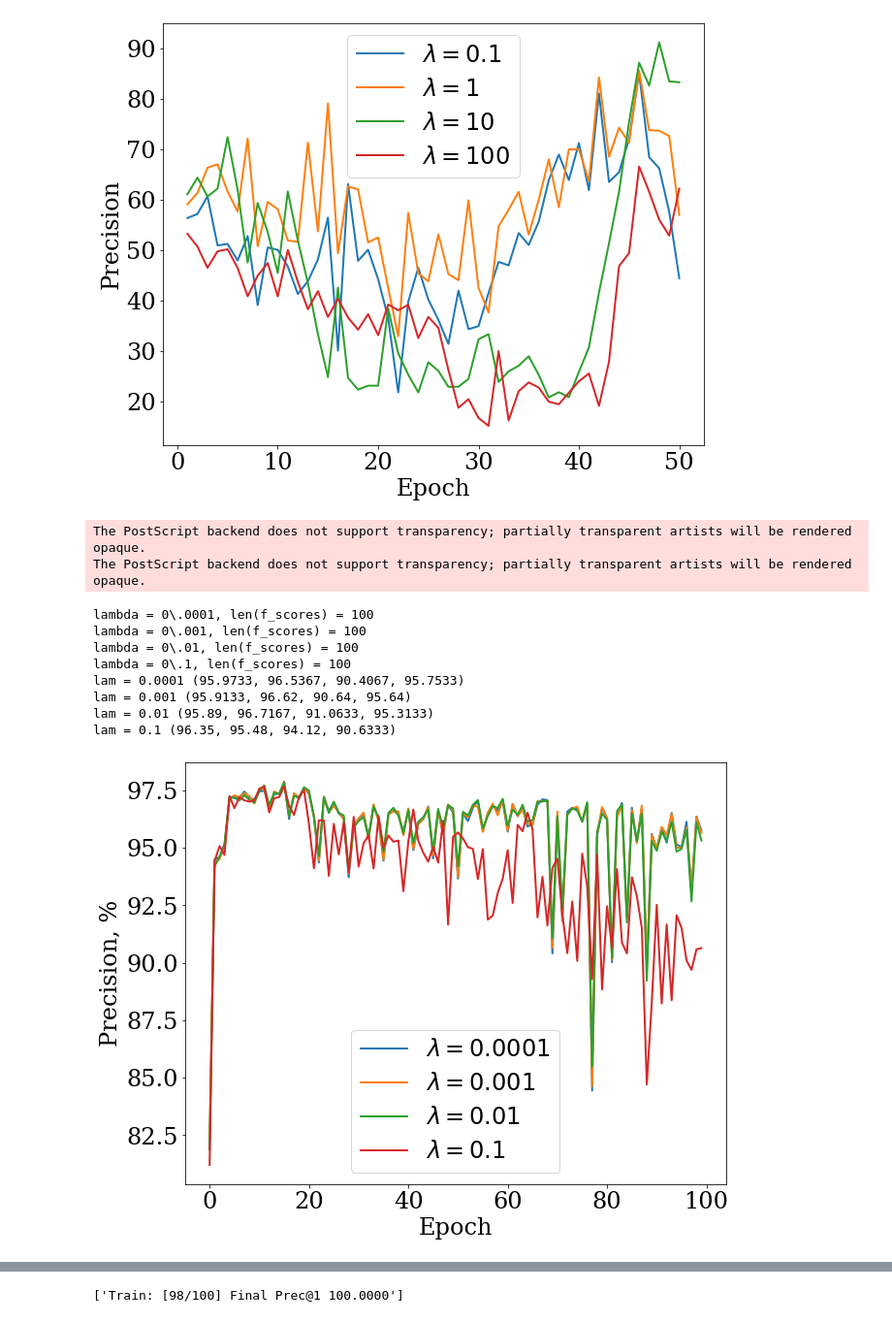
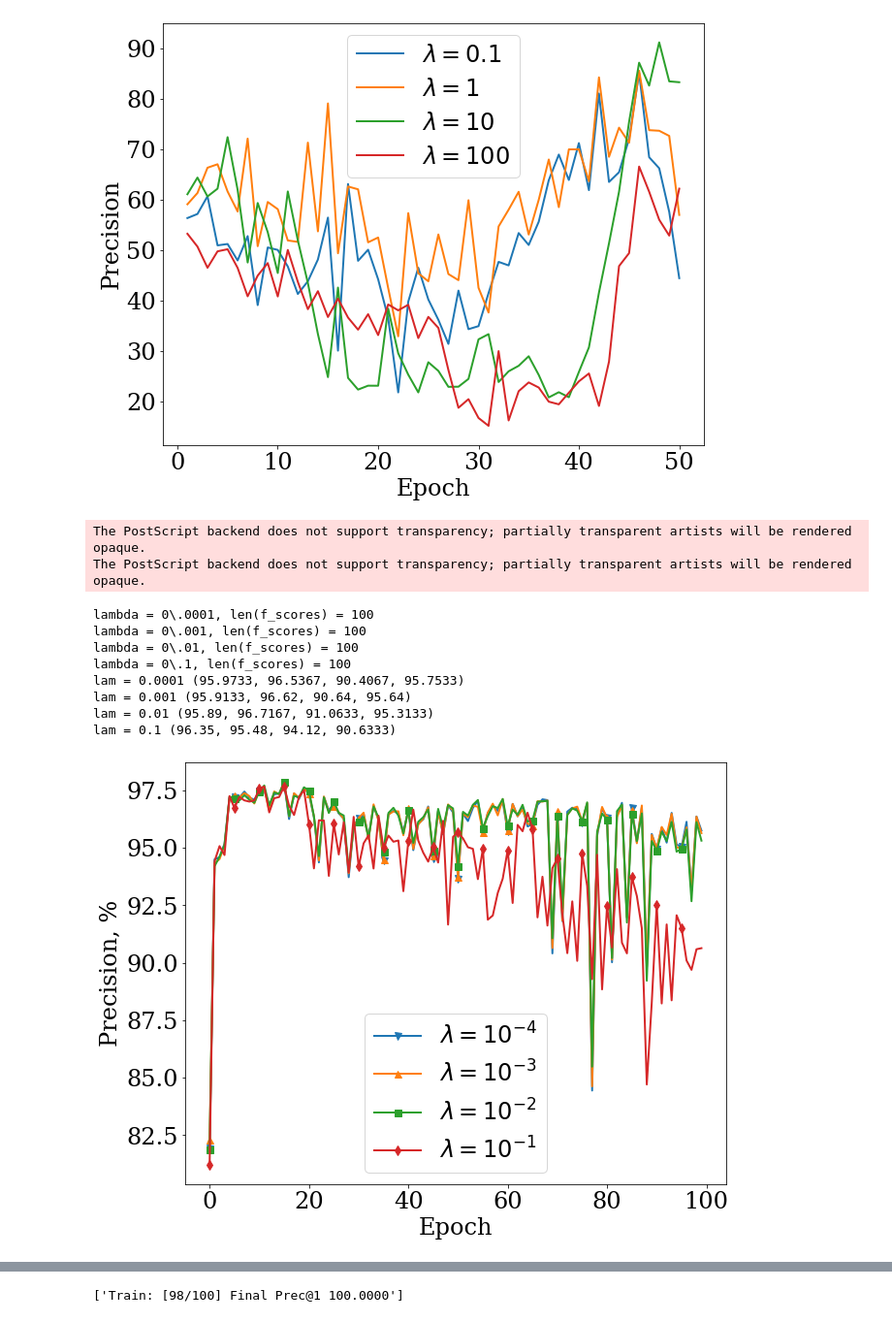
Before and after one commit to Intelligent-Systems-Phystech/2021-Project85, a Jupyter notebook: code/Parse_results.ipynb, the cells around one changed output, grey strips where cells are left out. Shown at 97% size. Drawn from its saved outputs; the diff is of its cells as text; code cells hidden in the pictures.

```diff
--- a/code/Parse_results.ipynb
+++ b/code/Parse_results.ipynb
@@ -111,35 +111,36 @@ def get_result():
             final_scores_str = re.findall('\d\d\.\d{4}\\%; lambda = ' + lam,
                                   str(reduce(lambda el, acm : acm + el, s, '')))
             final_scores_str = list(final_scores_str)
             print(f'lambda = {lam}, len(f_scores) = {len(final_scores_str)}')
             f_scores_float = np.array(list(map(lambda el: float(el[:el.find('%')]), final_scores_str)))
             res.append(list(reversed(f_scores_float)))
         return res
 
 res = get_result()
 # print(res[0])
 
 plt.figure(figsize=(10, 8))
+markers = ['v', '^', 's', 'd']
 for i, lam in enumerate([0.0001, 0.001, 0.01, 0.1]):
-    plt.plot(res[i], label=f'$\lambda = {lam}$')
+    plt.plot(res[i], label=f'$\lambda = 10^{{-{4 - i}}}$', marker=markers[i], markersize=7, markevery=5)
     print(f'lam = {lam}', (res[i][29], res[i][49], res[i][69], res[i][99]))
 plt.legend()
 plt.ylabel('Precision, %')
 plt.xlabel('Epoch')
 plt.savefig('../fig/main_100_exp.eps')
 plt.show()
 # %% [output]
 The PostScript backend does not support transparency; partially transparent artists will be rendered opaque.
 The PostScript backend does not support transparency; partially transparent artists will be rendered opaque.
 lambda = 0\.0001, len(f_scores) = 100
 lambda = 0\.001, len(f_scores) = 100
 lambda = 0\.01, len(f_scores) = 100
 lambda = 0\.1, len(f_scores) = 100
 lam = 0.0001 (95.9733, 96.5367, 90.4067, 95.7533)
 lam = 0.001 (95.9133, 96.62, 90.64, 95.64)
 lam = 0.01 (95.89, 96.7167, 91.0633, 95.3133)
 lam = 0.1 (96.35, 95.48, 94.12, 90.6333)
-[figure, old version]
+[figure, new version]
 # %%
 # new basic
 def get_result(filename, reg_exp):
```
Also changed, not shown: parts of 1 cell of this notebook, 14 other files.
